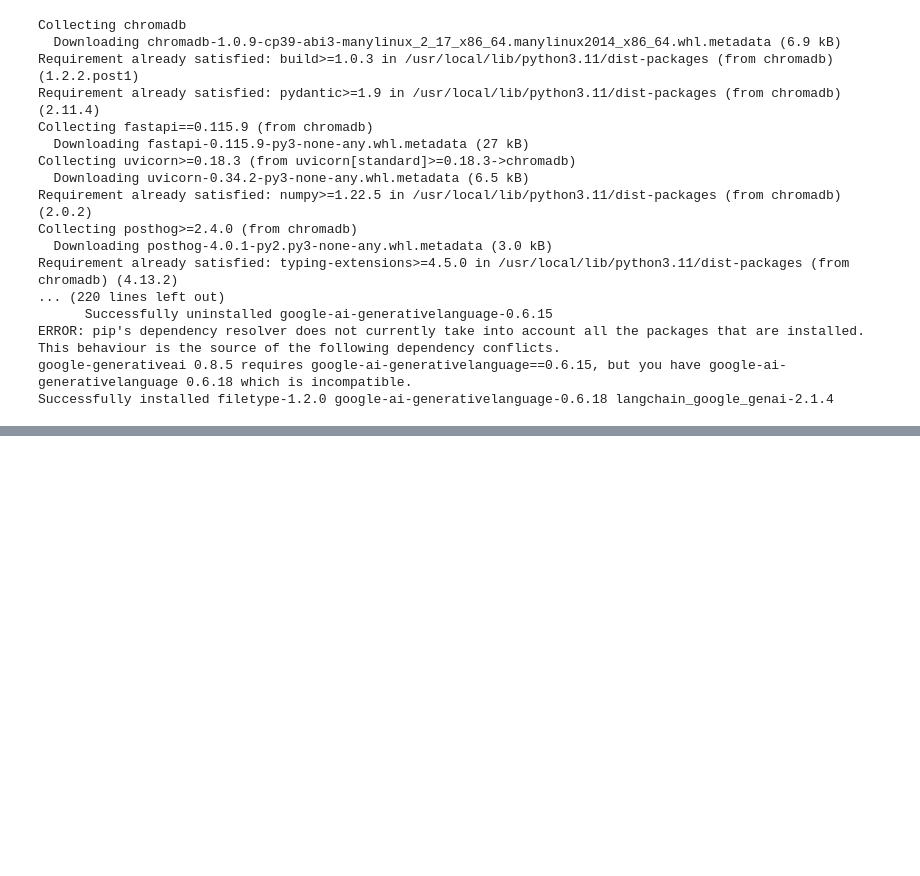
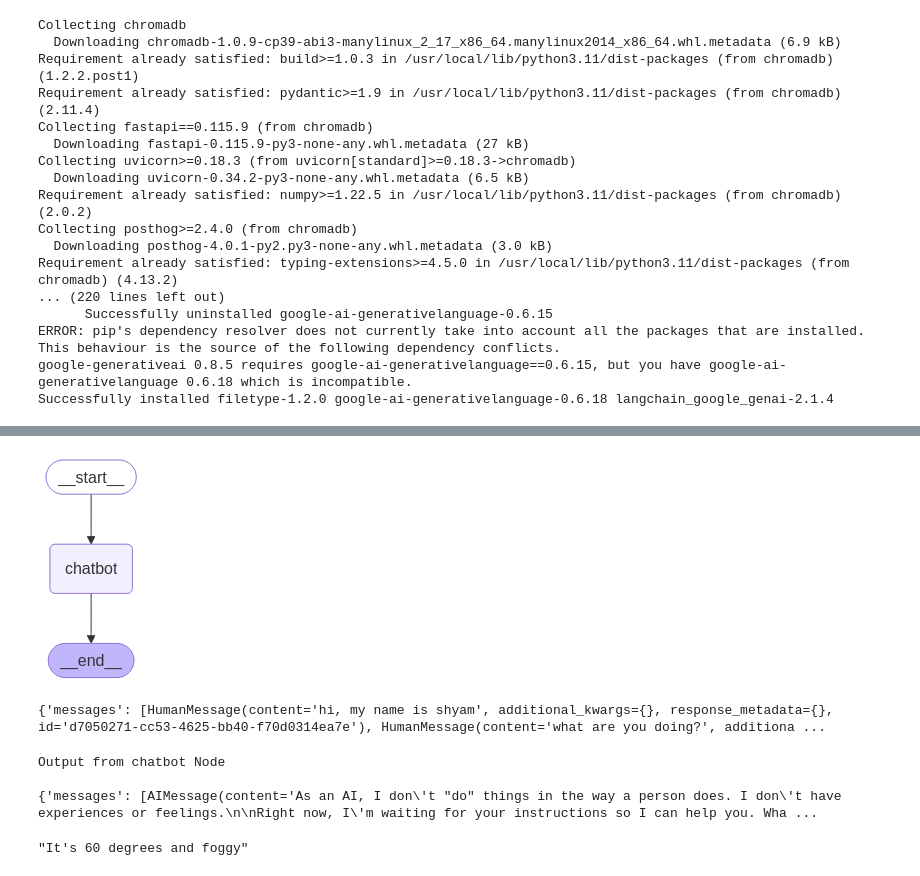
Before and after one commit to shxam01/LangGraph, a Jupyter notebook: chatbot_using_langgraph.ipynb, the cells around one changed output, grey strips where cells are left out. Cells and saved outputs as stored; diff of their text form; code cells hidden in the pictures; blank space fills up the shorter version.

```diff
--- a/chatbot_using_langgraph.ipynb
+++ b/chatbot_using_langgraph.ipynb
@@ -23,0 +75,22 @@ Successfully installed filetype-1.2.0 google-ai-generativelanguage-0.6.18 langch
+# %%
+from langchain_groq import ChatGroq
+llm=ChatGroq(model_name="Gemma2-9b-It")
+# %%
+def call_model(state:MessagesState):
+  messages= state['messages']
+  response= llm.invoke(messages)
+  return {"messages":[response]}
+# %%
+workflow=StateGraph(MessagesState)
+workflow.add_node("chatbot",call_model)
+workflow.add_edge(START,"chatbot")
+workflow.add_edge("chatbot",END)
+app=workflow.compile()
+# %%
+from IPython.display import Image, display
+try:
+  display(Image(app.get_graph().draw_mermaid_png()))
+except Exception as e:
+  print(e)
+# %% [output]
+[figure, added]
@@ -23,0 +104,15 @@ Successfully installed filetype-1.2.0 google-ai-generativelanguage-0.6.18 langch
+# %%
+print(app.invoke(inputs))
+# %% [output]
+{'messages': [HumanMessage(content='hi, my name is shyam', additional_kwargs={}, response_metadata={}, id='d7050271-cc53-4625-bb40-f70d0314ea7e'), HumanMessage(content='what are you doing?', additiona ...
+# %%
+for output in app.stream(inputs):
+  for key,value in output.items():
+    print(f"Output from {key} Node")
+    print(" ")
+    print(value)
+    print("\n")
+# %% [output]
+Output from chatbot Node
+
+{'messages': [AIMessage(content='As an AI, I don\'t "do" things in the way a person does. I don\'t have experiences or feelings.\n\nRight now, I\'m waiting for your instructions so I can help you. Wha ...
@@ -23,0 +127,4 @@ Successfully installed filetype-1.2.0 google-ai-generativelanguage-0.6.18 langch
+# %%
+search.invoke("temperature in san f")
+# %% [output]
+"It's 60 degrees and foggy"
```
Also changed, not shown: parts of 12 cells of this notebook.
